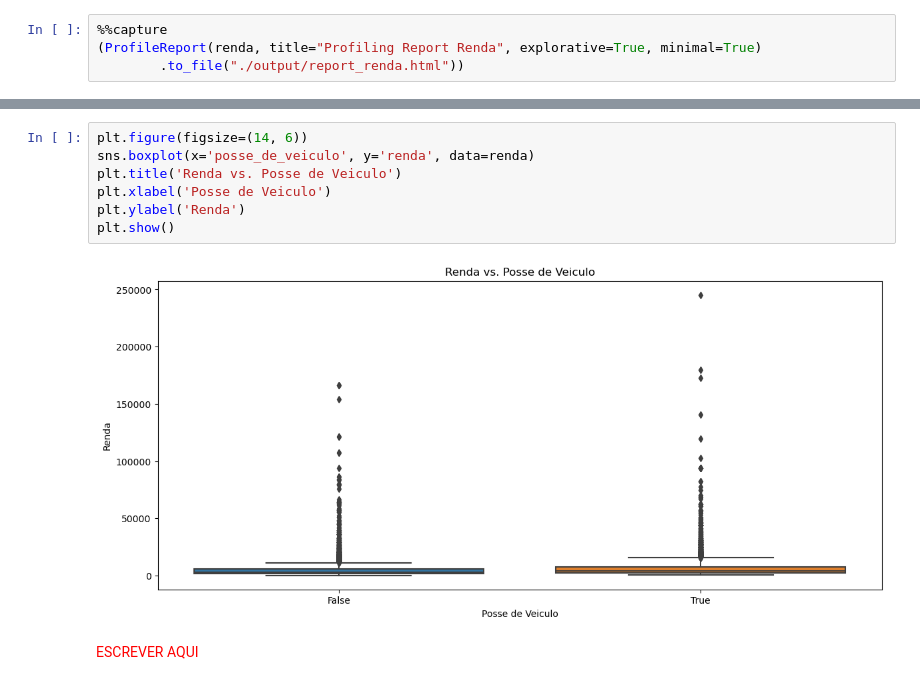
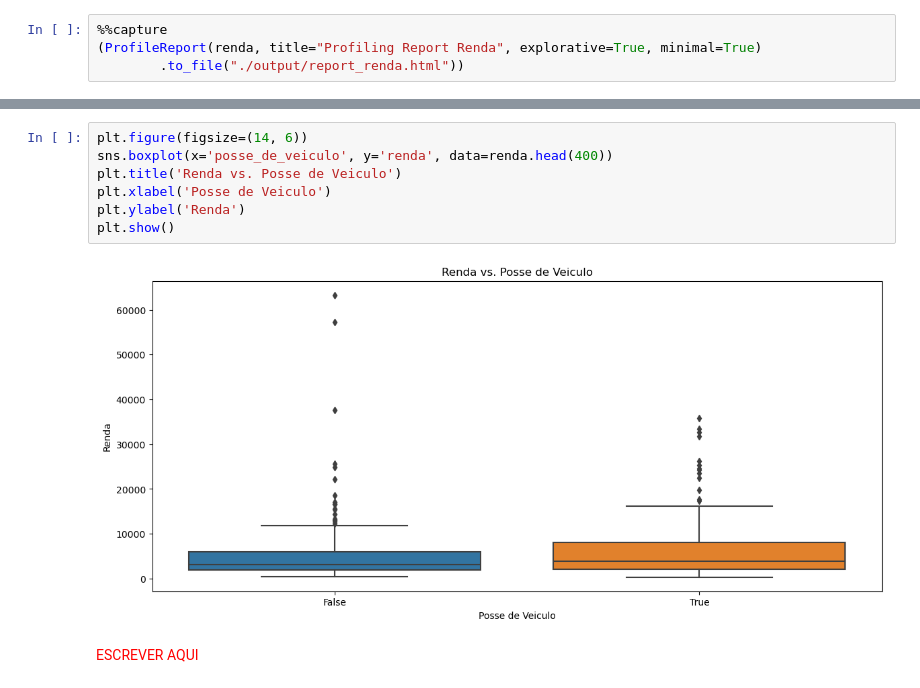
Before and after one commit to PedroHang/Income-Prediction-Model-Project, a Jupyter notebook: income_prediction.ipynb, the cells around one changed output, grey strips where cells are left out. Saved outputs shown, nothing was run; the diff lists cells and outputs as text.

```diff
--- a/income_prediction.ipynb
+++ b/income_prediction.ipynb
@@ -89,12 +89,12 @@ plt.show()
 # %%
 plt.figure(figsize=(14, 6))
-sns.boxplot(x='posse_de_veiculo', y='renda', data=renda)
+sns.boxplot(x='posse_de_veiculo', y='renda', data=renda.head(400))
 plt.title('Renda vs. Posse de Veiculo')
 plt.xlabel('Posse de Veiculo')
 plt.ylabel('Renda')
 plt.show()
 # %% [output]
-[figure, old version]
+[figure, new version]
 # %% [markdown]
 <span style="color:red">ESCREVER AQUI</span>
 # %% [markdown]
```
Also changed, not shown: parts of 7 cells of this notebook, 1 other file.
